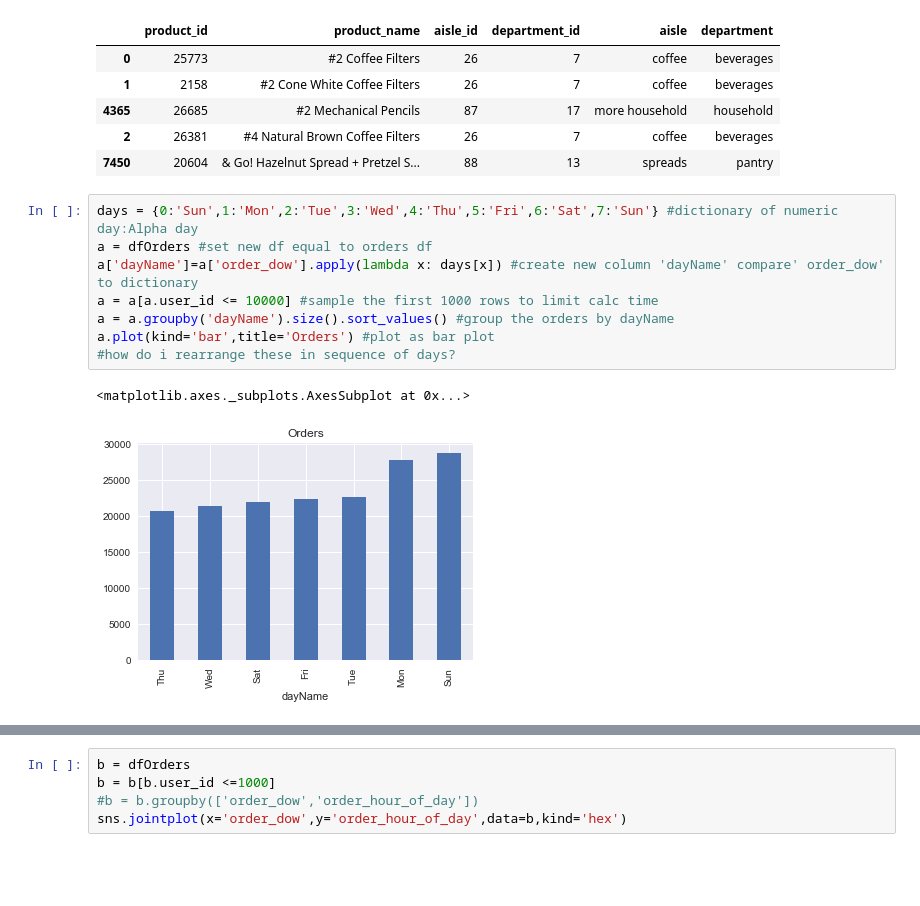
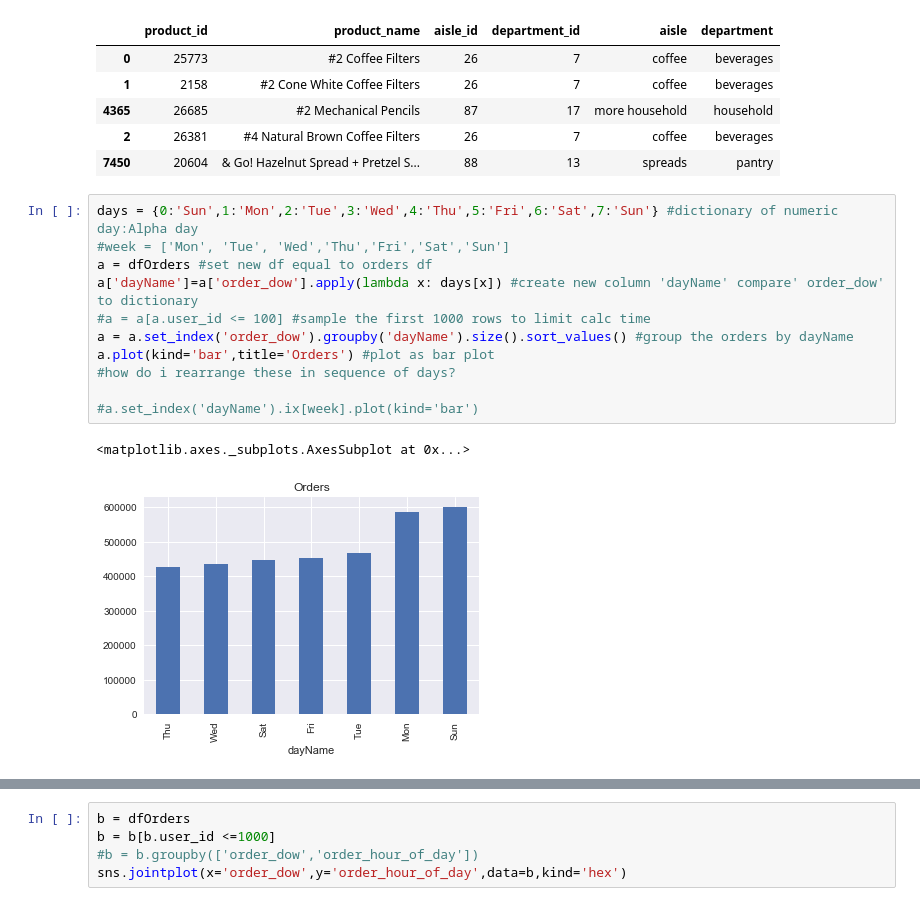
Before and after one commit to andrewcmilne/capstone1_instaCart, a Jupyter notebook: instaCart1.ipynb, the cells around one changed output, grey strips where cells are left out. Drawn from its saved outputs; the diff is of its cells as text; blank space fills up the shorter version.

```diff
--- a/instaCart1.ipynb
+++ b/instaCart1.ipynb
@@ -68,15 +68,18 @@ dfShelves.head()
 | 7450 | 20604 | & Go! Hazelnut Spread + Pretzel S... | 88 | 13 | spreads | pantry |
 # %%
 days = {0:'Sun',1:'Mon',2:'Tue',3:'Wed',4:'Thu',5:'Fri',6:'Sat',7:'Sun'} #dictionary of numeric day:Alpha day
+#week = ['Mon', 'Tue', 'Wed','Thu','Fri','Sat','Sun']
 a = dfOrders #set new df equal to orders df
 a['dayName']=a['order_dow'].apply(lambda x: days[x]) #create new column 'dayName' compare' order_dow' to dictionary
-a = a[a.user_id <= 10000] #sample the first 1000 rows to limit calc time
-a = a.groupby('dayName').size().sort_values() #group the orders by dayName
+#a = a[a.user_id <= 100] #sample the first 1000 rows to limit calc time
+a = a.set_index('order_dow').groupby('dayName').size().sort_values() #group the orders by dayName
 a.plot(kind='bar',title='Orders') #plot as bar plot
 #how do i rearrange these in sequence of days?
+
+#a.set_index('dayName').ix[week].plot(kind='bar')
 # %% [output]
 <matplotlib.axes._subplots.AxesSubplot at 0x...>
-[figure, old version]
+[figure, new version]
 # %%
 dfFun = dfOrdersPrior.merge(dfShelves) #combine the prior orders & shelf contents
 a=dfFun.groupby(['department']).size().sort_values() #groupby department
```
Also changed, not shown: parts of 25 cells of this notebook.
